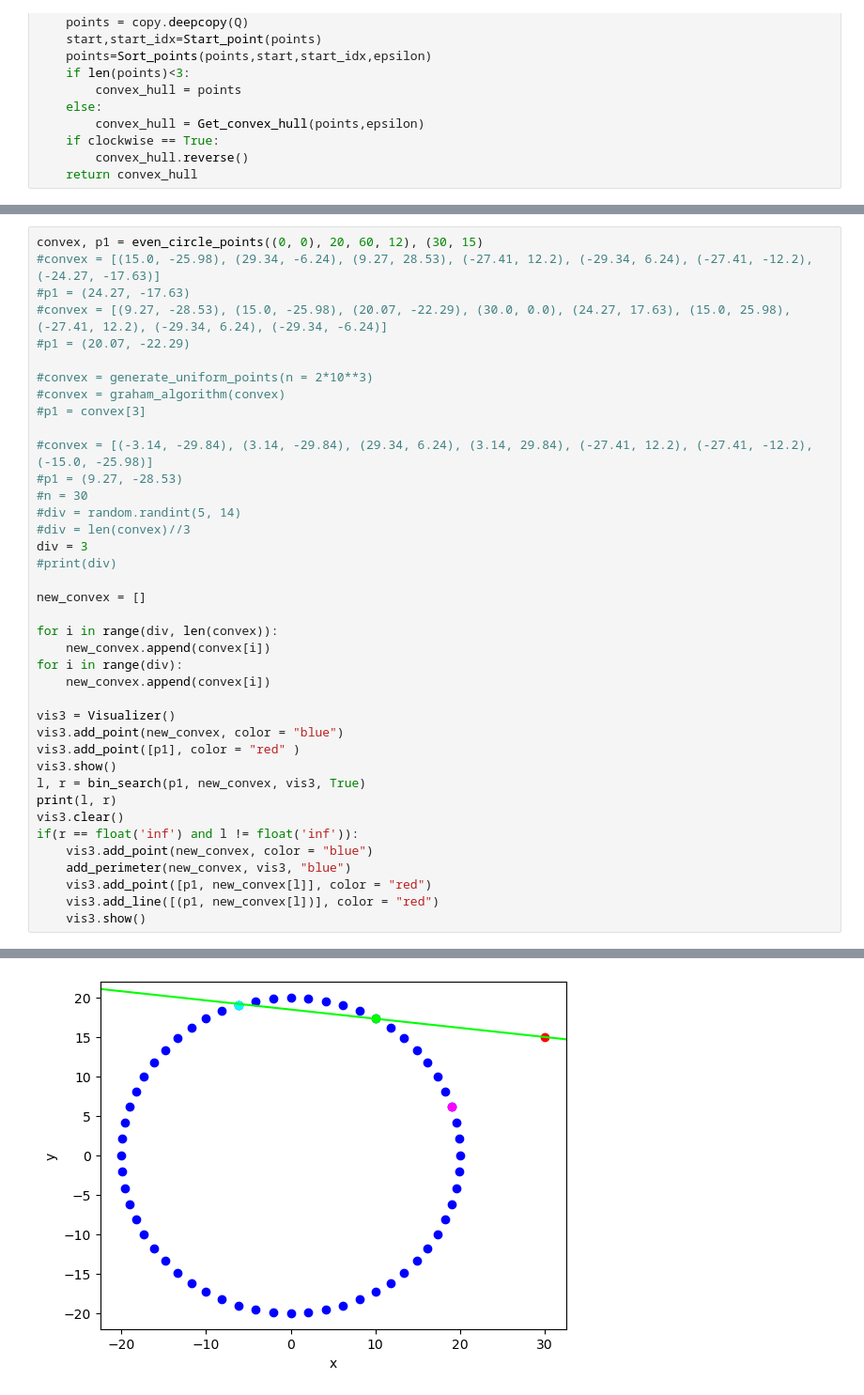
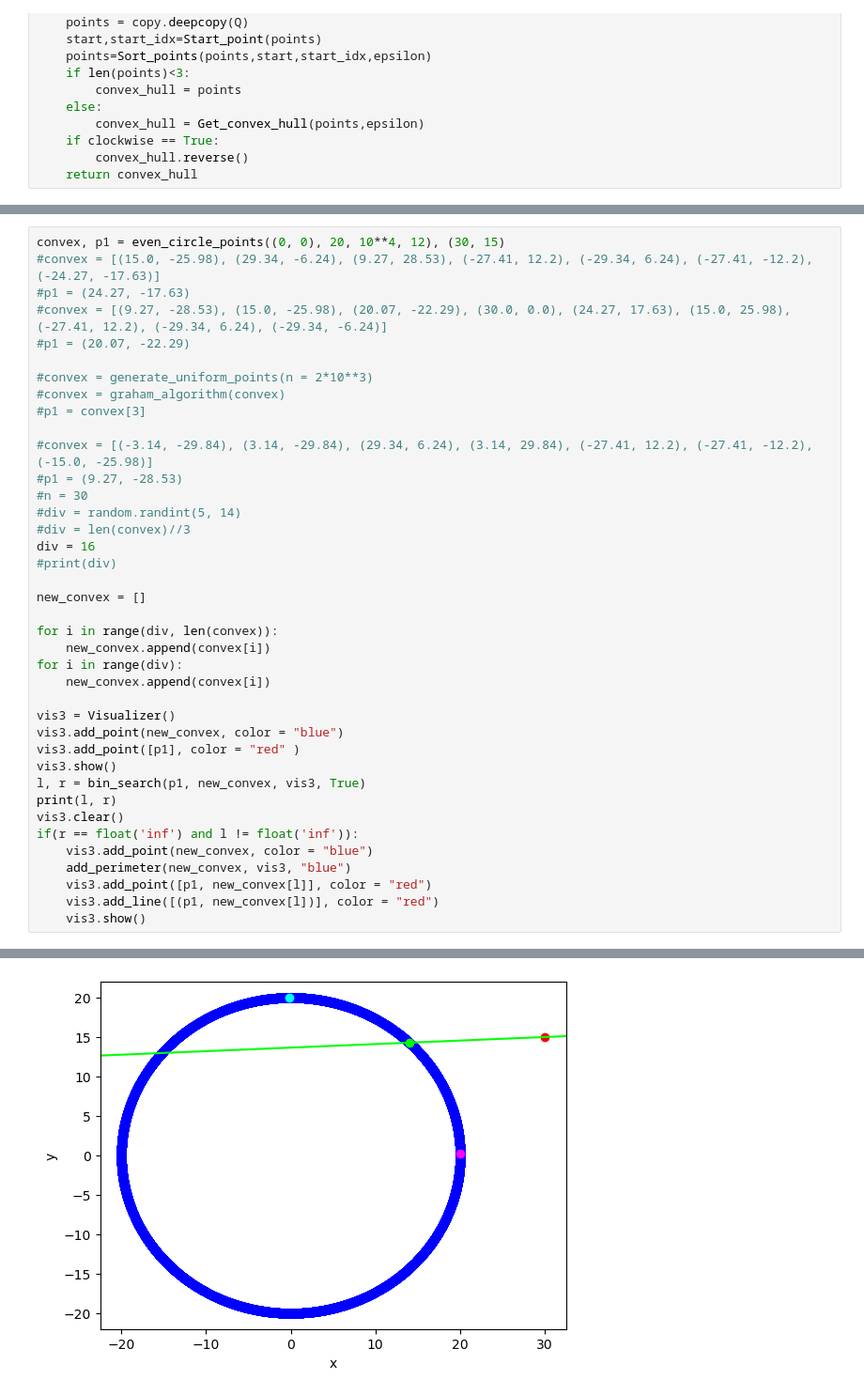
Before and after one commit to Wojciech-Fortuna/Algorytmy-Geometryczne, a Jupyter notebook: Chan_algorithm.ipynb, the cells around one changed output, grey strips where cells are left out. Shown at 94% size. Cells and saved outputs as stored; diff of their text form.

```diff
--- a/Chan_algorithm.ipynb
+++ b/Chan_algorithm.ipynb
@@ -675,5 +687,5 @@ Czas Wykonania: 0.5289100999980292
 # %%
-convex, p1 = even_circle_points((0, 0), 20, 60, 12), (30, 15)
+convex, p1 = even_circle_points((0, 0), 20, 10**4, 12), (30, 15)
 #convex = [(15.0, -25.98), (29.34, -6.24), (9.27, 28.53), (-27.41, 12.2), (-29.34, 6.24), (-27.41, -12.2), (-24.27, -17.63)]
 #p1 = (24.27, -17.63)
 #convex = [(9.27, -28.53), (15.0, -25.98), (20.07, -22.29), (30.0, 0.0), (24.27, 17.63), (15.0, 25.98), (-27.41, 12.2), (-29.34, 6.24), (-29.34, -6.24)]
@@ -688,7 +700,7 @@ convex, p1 = even_circle_points((0, 0), 20, 60, 12), (30, 15)
 #n = 30
 #div = random.randint(5, 14)
 #div = len(convex)//3
-div = 3
+div = 16
 #print(div)
 
 new_convex = []
@@ -721 +733 @@ if(r == float('inf') and l != float('inf')):
-[figure, old version]
+[figure, new version]
```
Also changed, not shown: parts of 5 cells of this notebook.
